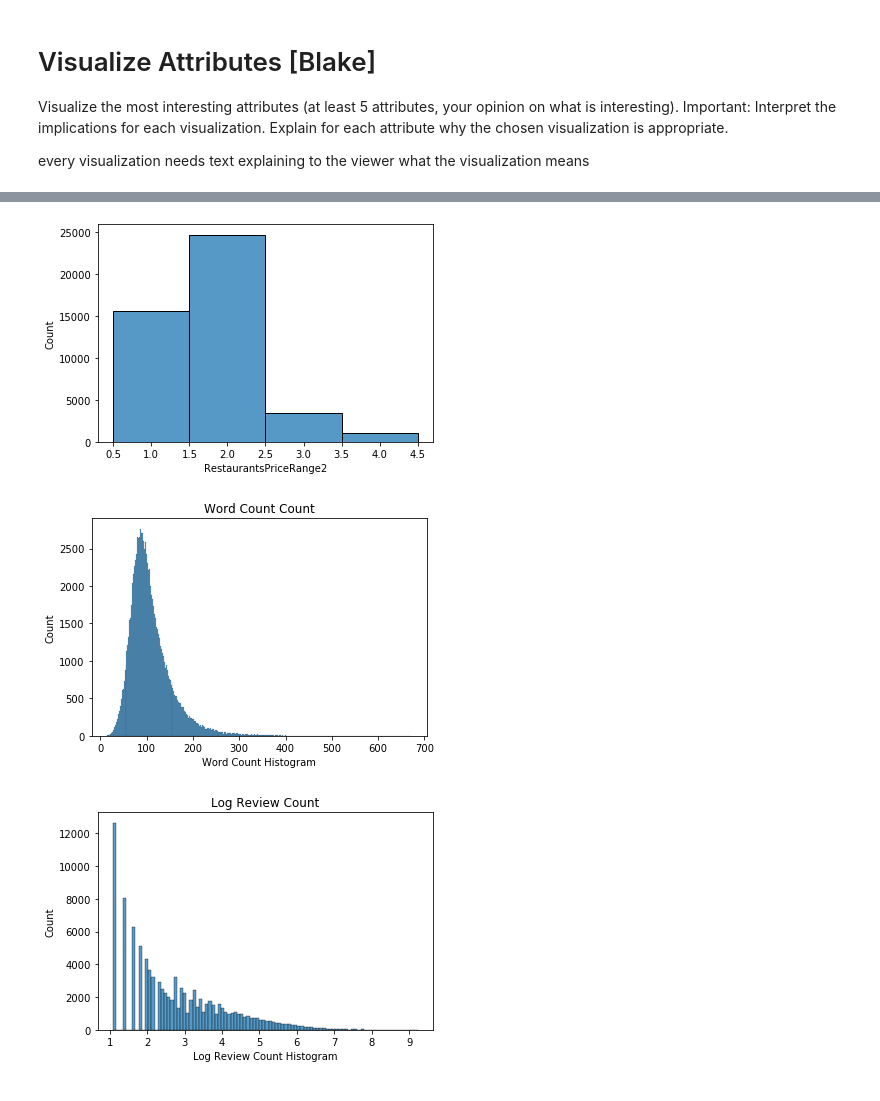
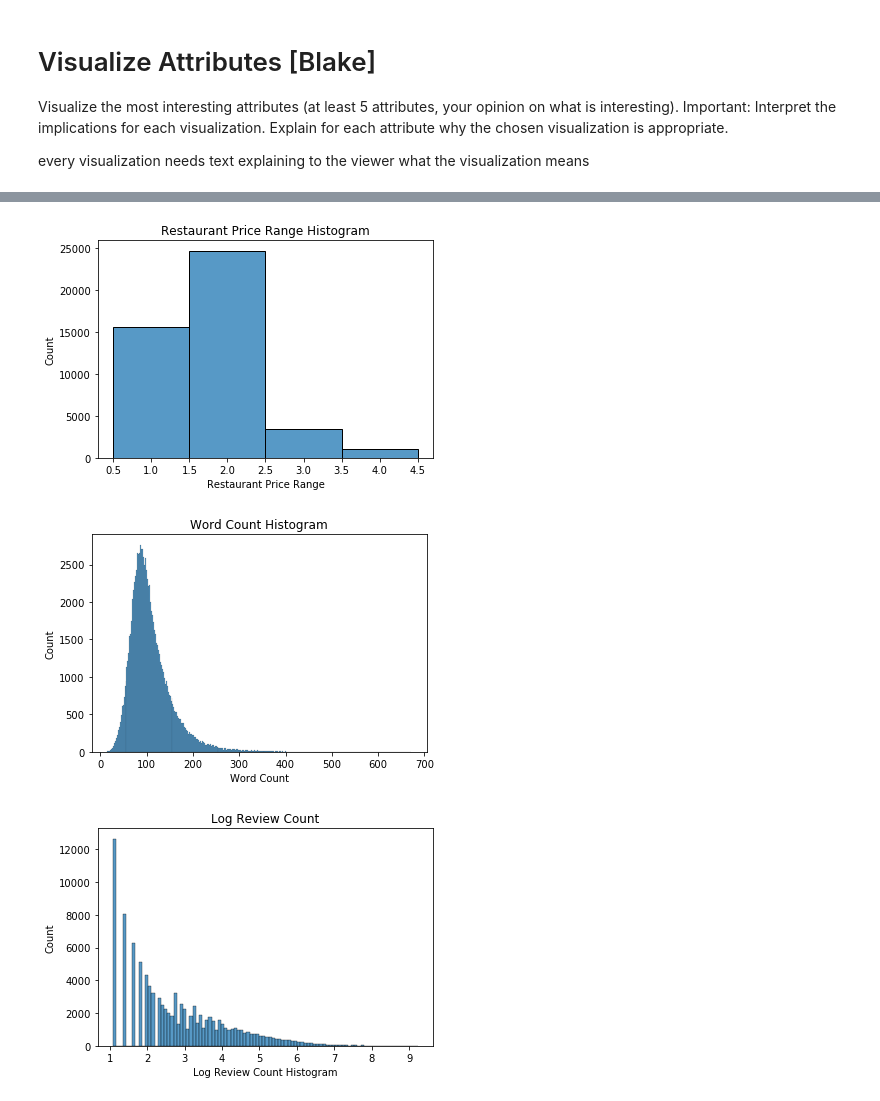
Before and after one commit to rchannewiser/MSDS-machine-learning1-team5, a Jupyter notebook: yelp_test.ipynb, the cells around one changed output, grey strips where cells are left out. Drawn from its saved outputs; the diff is of its cells as text; code cells hidden in the pictures.

```diff
--- a/yelp_test.ipynb
+++ b/yelp_test.ipynb
@@ -712,6 +712,10 @@ eda_cols=dedup_list(response_vars+lasso_important_vars+tree_important_vars)
 
 df_business_eda=df_business_transform[eda_cols]
 
+reorder_cols=["rating_category","stars","Beauty & Spas","BusinessAcceptsCreditCards","Restaurants","is_open","parking_lot","city_state","zip3","RestaurantsPriceRange2","text","checkin_count","useful_count","cool_count","funny_count","review_count","review_word_count"]
+
+df_business_eda=df_business_eda.reindex(columns=reorder_cols)
+
 df_business_eda.info()
 # %% [output]
 <class 'pandas.core.frame.DataFrame'>
@@ -807,23 +833,27 @@ sb.histplot(df_business_eda.stars, binwidth=1,discrete=True)
 # %%
-pl=sb.histplot(df_business_eda.RestaurantsPriceRange2, binwidth=1,discrete=True,ma)
+fig=sb.histplot(df_business_eda.RestaurantsPriceRange2, binwidth=1,discrete=True)
+plt.xlabel("Restaurant Price Range")
+plt.ylabel("Count")
+plt.title("Restaurant Price Range Histogram") # You can comment this line out if you don't need title
+plt.show(fig)
 
 # cool_count                      int64
 # funny_count                     int64
 # useful_count                    int64
 # review_count                    int64
 # checkin_count                 float64
 # review_word_count             float64
 # text                          float64
 # %% [output]
-[figure, old version]
+[figure, new version]
 # %%
 fig=sb.histplot(df_business_eda.review_word_count)
-plt.xlabel("Word Count Histogram")
+plt.xlabel("Word Count")
 plt.ylabel("Count")
-plt.title("Word Count Count") # You can comment this line out if you don't need title
+plt.title("Word Count Histogram") # You can comment this line out if you don't need title
 plt.show(fig)
 # %% [output]
-[figure, old version]
+[figure, new version]
 # %%
 fig=sb.histplot(np.log(df_business_eda.review_count))
 plt.xlabel("Log Review Count Histogram")
```
Also changed, not shown: parts of 15 cells of this notebook.
